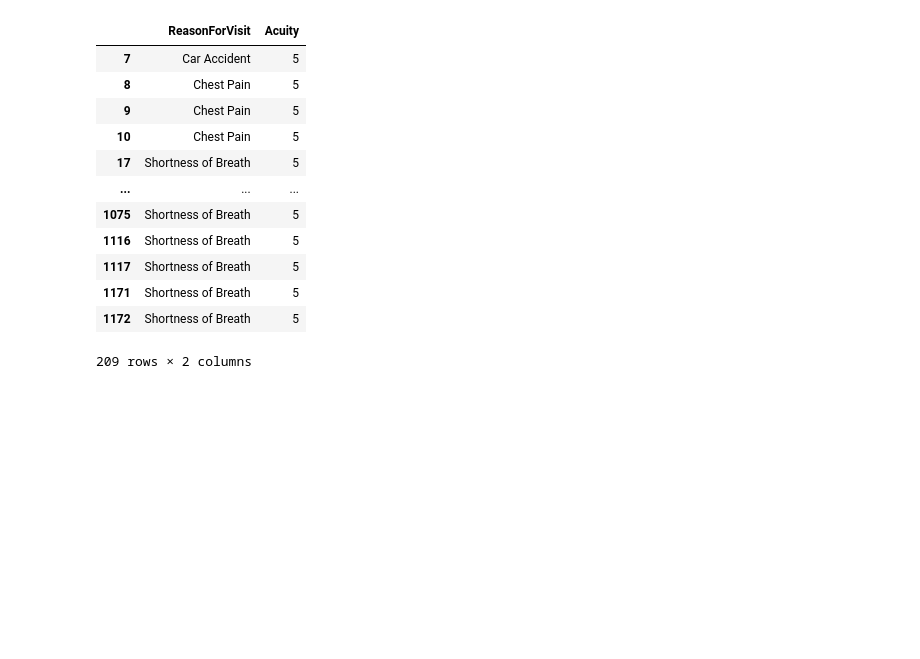
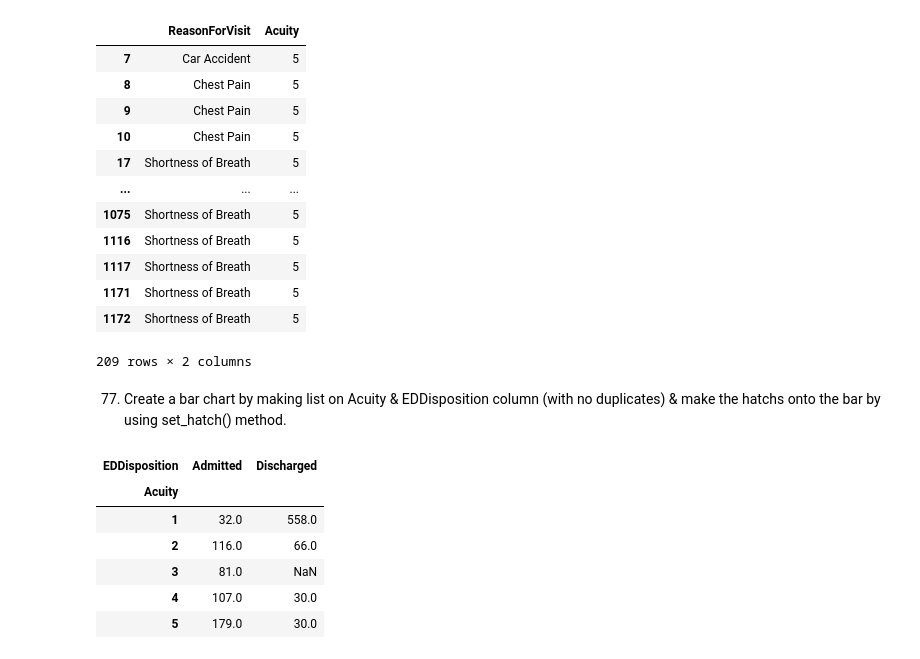
Before and after one commit to PoovithaJayaprakash/Mighty-Pythons, a Jupyter notebook: Mighty-Pythons.ipynb, the cells around one changed output. Saved outputs shown, nothing was run; the diff lists cells and outputs as text; code cells hidden in the pictures; blank space fills up the shorter version.

```diff
--- a/Mighty-Pythons.ipynb
+++ b/Mighty-Pythons.ipynb
@@ -1008,3 +1029,18 @@ b
 | 1171 | Shortness of Breath | 5 |
 | 1172 | Shortness of Breath | 5 |
 209 rows × 2 columns
+# %% [markdown]
+77. Create a bar chart by making list on Acuity & EDDisposition column (with no duplicates) & make the hatchs onto the bar by using set_hatch() method.
+# %%
+subsetdf=dataEDVisits[["PatientID",'EDDisposition','Acuity']]
+#subsetdf.groupby(['EDDisposition','Acuity'])['PatientID'].count()
+pivot_df = pd.pivot_table(subsetdf,index='Acuity', columns='EDDisposition', values='PatientID',aggfunc='count')
+pivot_df
+# %% [output]
+| EDDisposition | Admitted | Discharged |
+| Acuity |  |  |
+| 1 | 32.0 | 558.0 |
+| 2 | 116.0 | 66.0 |
+| 3 | 81.0 | NaN |
+| 4 | 107.0 | 30.0 |
+| 5 | 179.0 | 30.0 |
```
Also changed, not shown: parts of 4 cells of this notebook.
